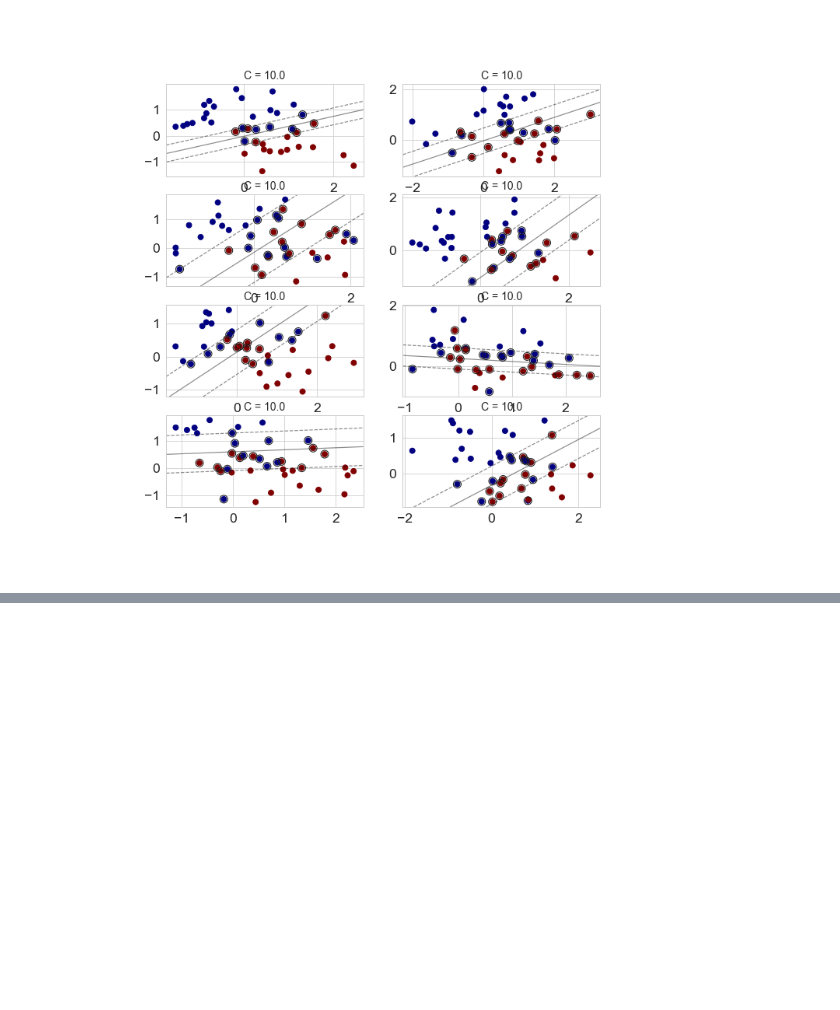
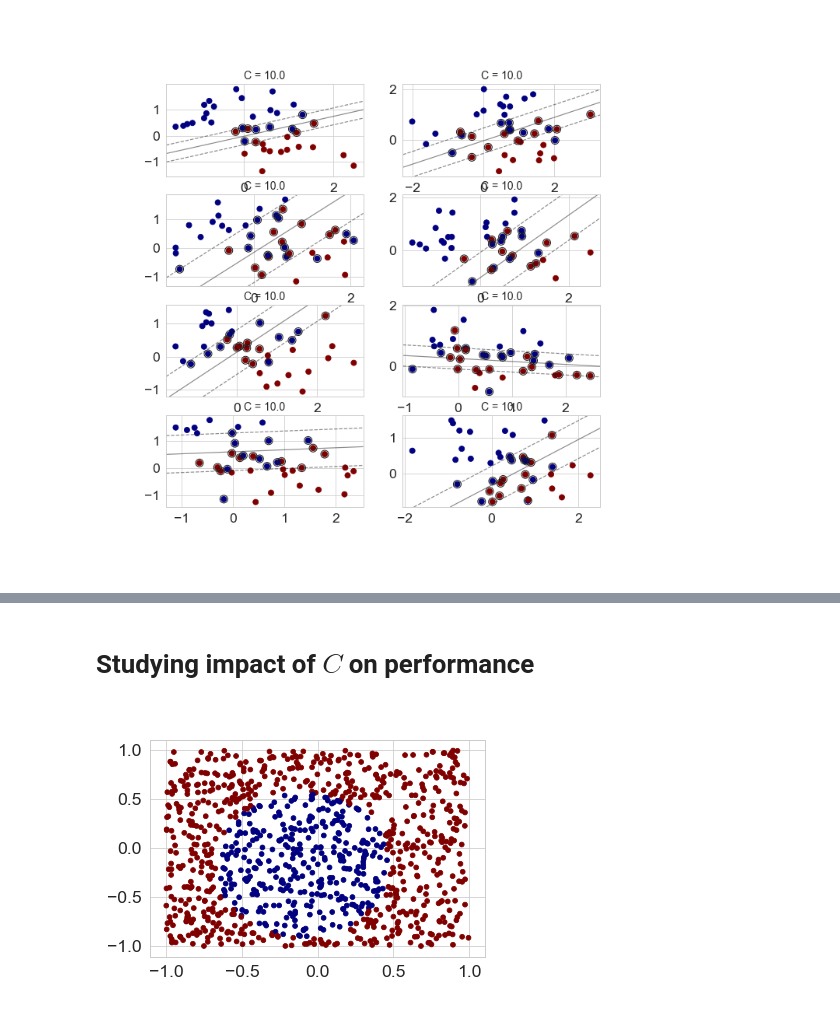
Before and after one commit to ubdsgroup/mlcourse-ub-notebooks, a Jupyter notebook: notebooks/SupportVectorMachines.ipynb, the cells around one changed output, grey strips where cells are left out. Cells and saved outputs as stored; diff of their text form; code cells hidden in the pictures; blank space fills up the shorter version.

```diff
--- a/notebooks/SupportVectorMachines.ipynb
+++ b/notebooks/SupportVectorMachines.ipynb
@@ -323,0 +332,14 @@ plt.tight_layout()
+# %% [markdown]
+# Studying impact of $C$ on performance
+# %%
+# first generate all data
+Xfull = np.vstack([np.random.uniform(-1,1,1000),np.random.uniform(-1,1,1000)]).T
+X1 = np.hstack([np.ones((Xfull.shape[0],1)),Xfull,Xfull[:,0:1]**2+Xfull[:,1:2]**2,Xfull[:,0:1]**2])
+w = np.array([[1],[1],[1],[3],[2]])
+d = np.dot(X1,w)
+yfull = np.ones((Xfull.shape[0],1))
+yfull[d < 2.5] = -1
+plt.scatter(Xfull[:,0],Xfull[:,1],c=yfull.flatten(),cmap='jet')
+yfull=yfull.flatten()
+# %% [output]
+[figure, added]
```
Also changed, not shown: parts of 7 cells of this notebook, 1 other file.
